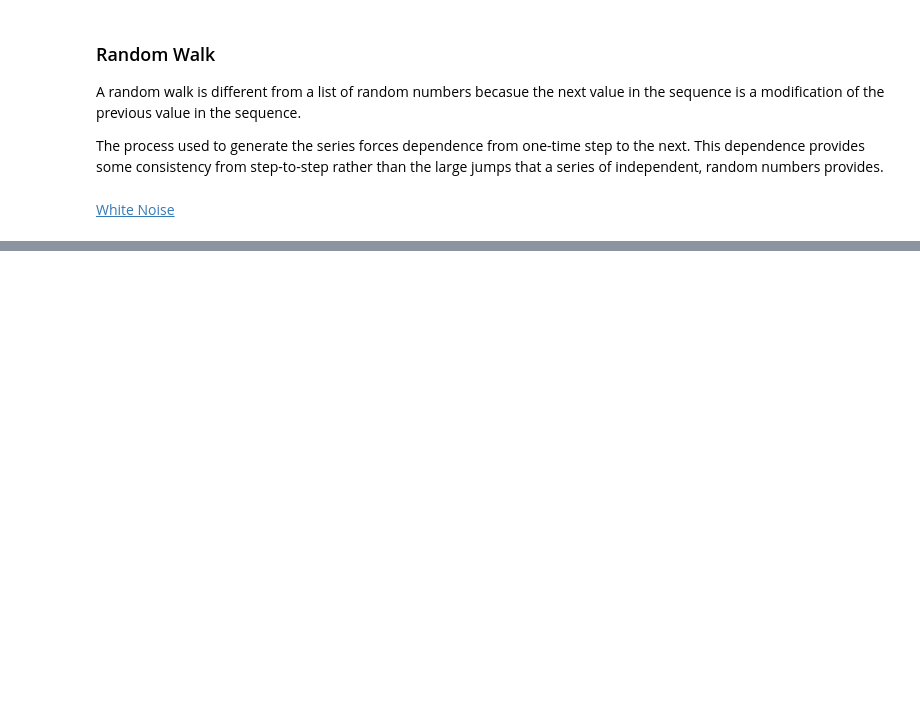
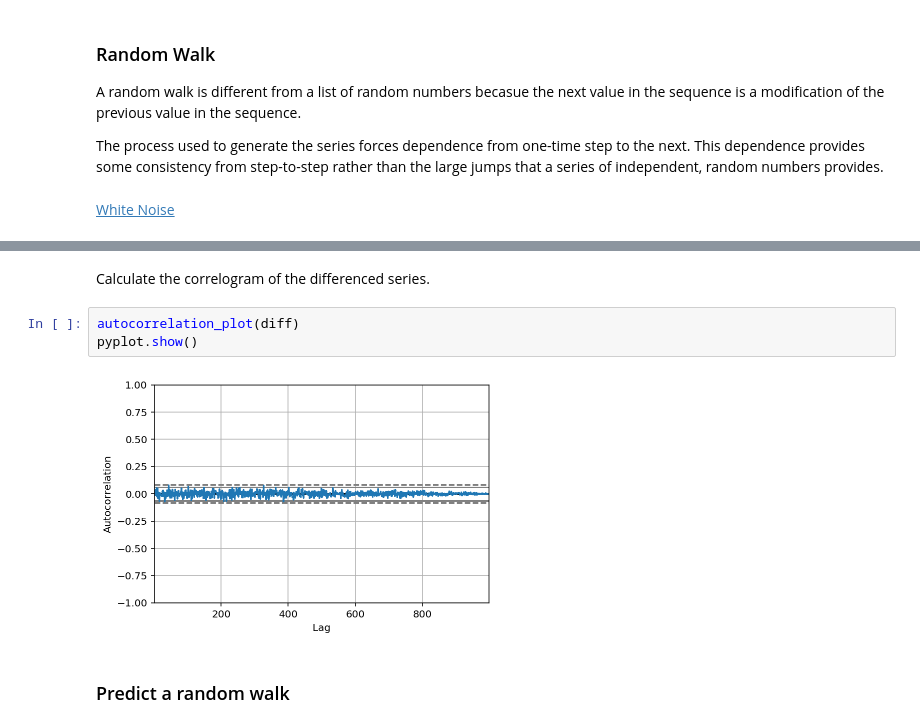
Before and after one commit to OranginaGaoZhao/Time-Series-Forecasting, a Jupyter notebook: Random Walk for Time Series Forecasting.ipynb, the cells around one changed output, grey strips where cells are left out. Saved outputs shown, nothing was run; the diff lists cells and outputs as text; blank space fills up the shorter version.

```diff
--- a/Random Walk for Time Series Forecasting.ipynb
+++ b/Random Walk for Time Series Forecasting.ipynb
@@ -31,0 +99,9 @@ The process used to generate the series forces dependence from one-time step to
+# %% [markdown]
+Calculate the correlogram of the differenced series.
+# %%
+autocorrelation_plot(diff)
+pyplot.show()
+# %% [output]
+[figure, added]
+# %% [markdown]
+### Predict a random walk
```
Also changed, not shown: parts of 14 cells of this notebook.
